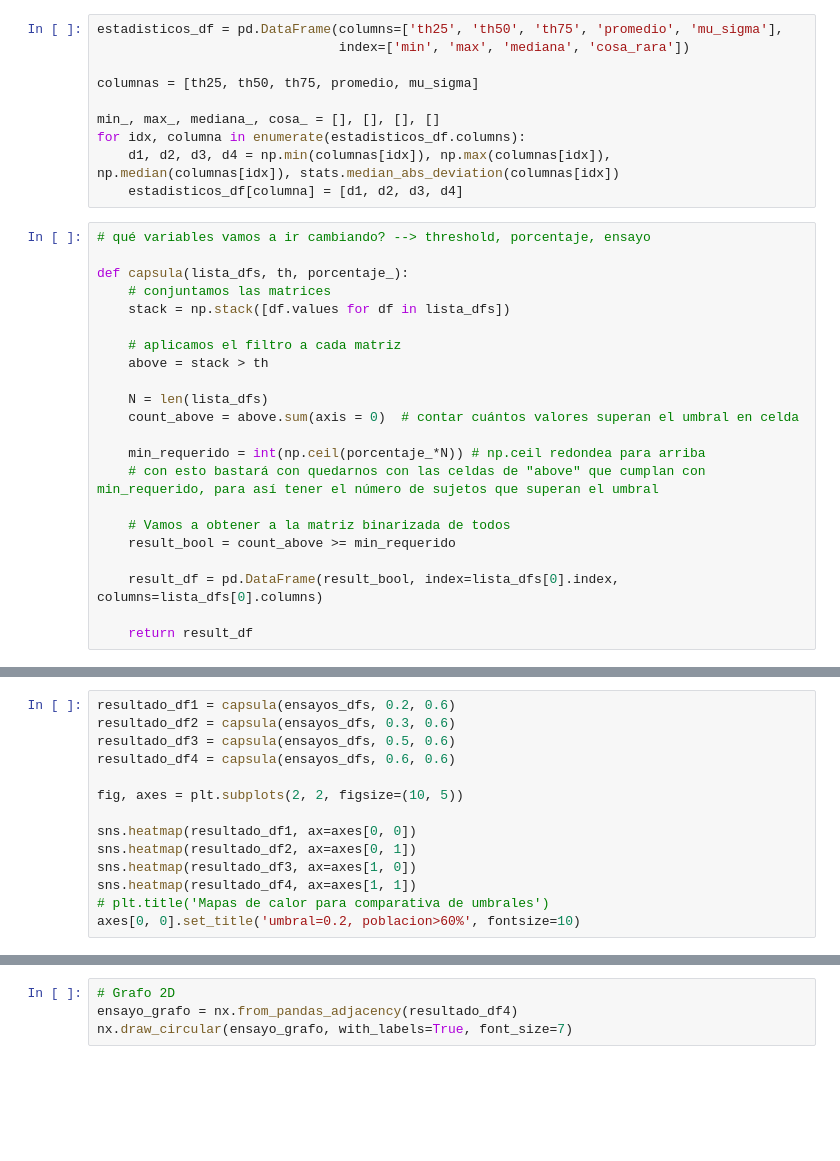
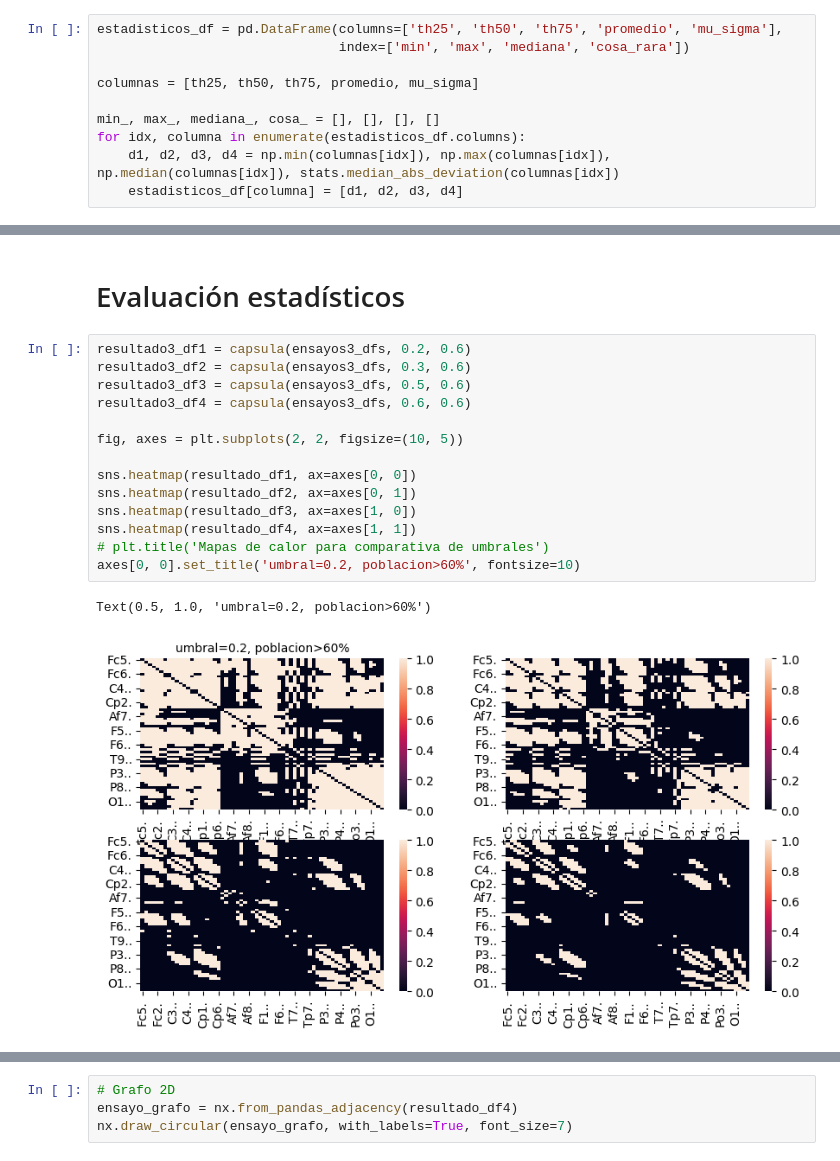
Before and after one commit to Fernando-JAL/Neurociencias-2026-1, a Jupyter notebook: S04_parciales/parcial 3_Mercedes .ipynb, the cells around one changed output, grey strips where cells are left out. Saved outputs shown, nothing was run; the diff lists cells and outputs as text; blank space fills up the shorter version.

```diff
--- a/S04_parciales/parcial 3_Mercedes .ipynb
+++ b/S04_parciales/parcial 3_Mercedes .ipynb
@@ -104,25 +116,3 @@ min_, max_, mediana_, cosa_ = [], [], [], []
 for idx, columna in enumerate(estadisticos_df.columns):
     d1, d2, d3, d4 = np.min(columnas[idx]), np.max(columnas[idx]), np.median(columnas[idx]), stats.median_abs_deviation(columnas[idx])
     estadisticos_df[columna] = [d1, d2, d3, d4]
-# %%
-# qué variables vamos a ir cambiando? --> threshold, porcentaje, ensayo
-
-def capsula(lista_dfs, th, porcentaje_):
-    # conjuntamos las matrices
-    stack = np.stack([df.values for df in lista_dfs])
-
-    # aplicamos el filtro a cada matriz
-    above = stack > th
-
-    N = len(lista_dfs)
-    count_above = above.sum(axis = 0)  # contar cuántos valores superan el umbral en celda
-
-    min_requerido = int(np.ceil(porcentaje_*N)) # np.ceil redondea para arriba
-    # con esto bastará con quedarnos con las celdas de "above" que cumplan con min_requerido, para así tener el número de sujetos que superan el umbral
-
-    # Vamos a obtener a la matriz binarizada de todos
-    result_bool = count_above >= min_requerido
-
-    result_df = pd.DataFrame(result_bool, index=lista_dfs[0].index, columns=lista_dfs[0].columns)
-
-    return result_df
@@ -144,15 +127,20 @@ test_df
+# %% [markdown]
+# Evaluación estadísticos
 # %%
-resultado_df1 = capsula(ensayos_dfs, 0.2, 0.6)
-resultado_df2 = capsula(ensayos_dfs, 0.3, 0.6)
-resultado_df3 = capsula(ensayos_dfs, 0.5, 0.6)
-resultado_df4 = capsula(ensayos_dfs, 0.6, 0.6)
+resultado3_df1 = capsula(ensayos3_dfs, 0.2, 0.6)
+resultado3_df2 = capsula(ensayos3_dfs, 0.3, 0.6)
+resultado3_df3 = capsula(ensayos3_dfs, 0.5, 0.6)
+resultado3_df4 = capsula(ensayos3_dfs, 0.6, 0.6)
 
 fig, axes = plt.subplots(2, 2, figsize=(10, 5))
 
 sns.heatmap(resultado_df1, ax=axes[0, 0])
 sns.heatmap(resultado_df2, ax=axes[0, 1])
 sns.heatmap(resultado_df3, ax=axes[1, 0])
 sns.heatmap(resultado_df4, ax=axes[1, 1])
 # plt.title('Mapas de calor para comparativa de umbrales')
 axes[0, 0].set_title('umbral=0.2, poblacion>60%', fontsize=10)
+# %% [output]
+Text(0.5, 1.0, 'umbral=0.2, poblacion>60%')
+[figure, added]
 # %%
```
Also changed, not shown: parts of 65 cells of this notebook, 2 other files.
